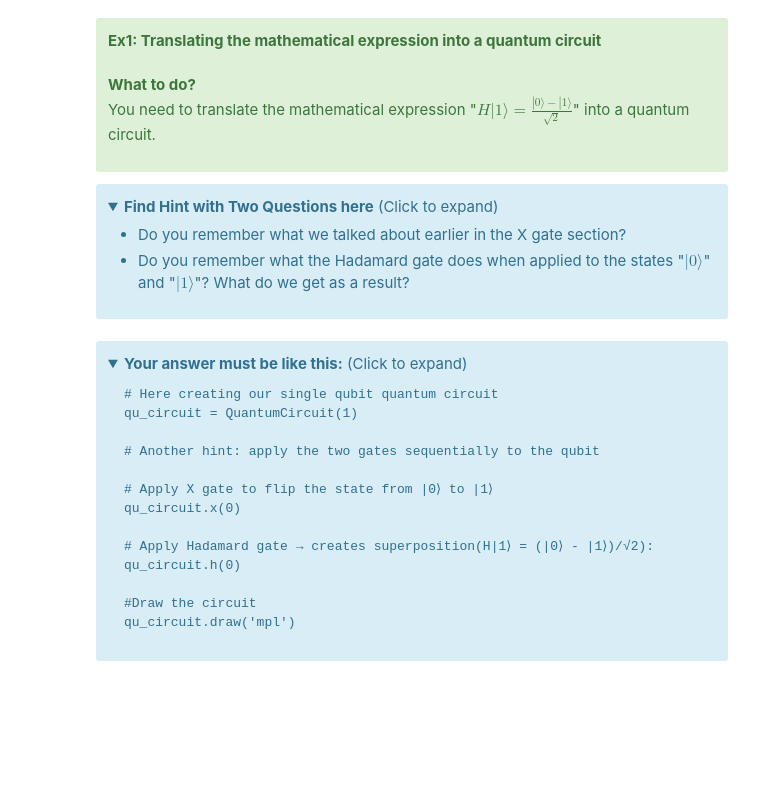
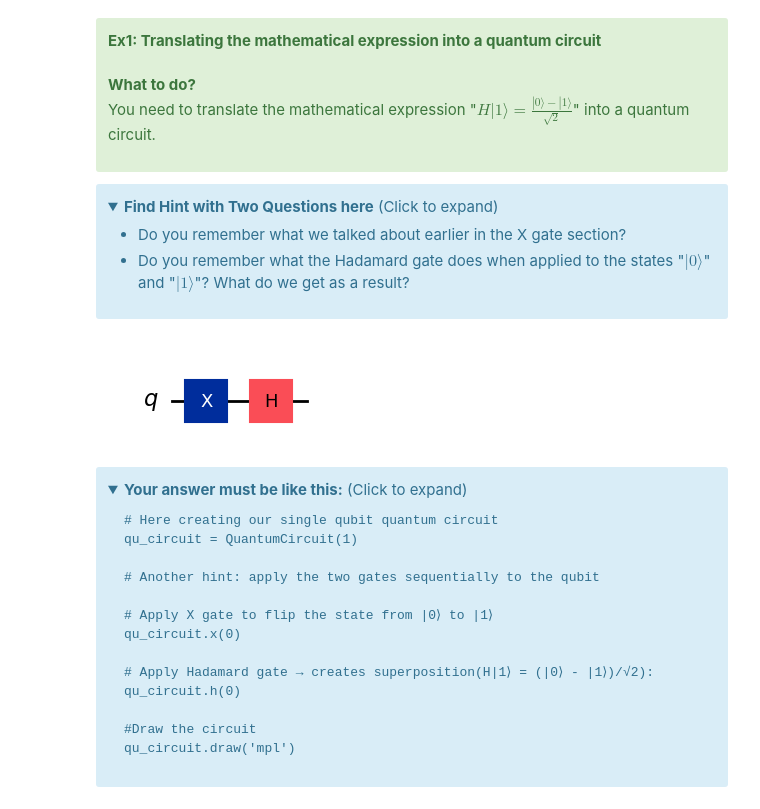
Before and after one commit to TartFroYo/Quantum-Computing, a Jupyter notebook: A-Brief-Intro-to-Quantum-Computing-with-Qiskit-En.ipynb, the cells around one changed output. Cells and saved outputs as stored; diff of their text form; code cells hidden in the pictures; folded sections open; blank space fills up the shorter version.

```diff
--- a/A-Brief-Intro-to-Quantum-Computing-with-Qiskit-En.ipynb
+++ b/A-Brief-Intro-to-Quantum-Computing-with-Qiskit-En.ipynb
@@ -251,13 +270,19 @@ What do we get as a result?</li>
 # %%
 #Here creating our single qubit quantum circuit
 qu_circuit = QuantumCircuit(1)
 
+# X gate on state |0> : from |0⟩ to |1⟩
+# H gate on state |0> : H|0>= (|0>+|1>)/sqrt(2)
+
 #Another hint: apply the two gates sequentially to the qubit
-
+qu_circuit.x(0)
+qu_circuit.h(0)
 
 
 #draw the circuit
 qu_circuit.draw('mpl')
+# %% [output]
+[figure, added]
 # %% [markdown]
 <div class="alert alert-info">
 <details>
```
Also changed, not shown: parts of 20 cells of this notebook.
